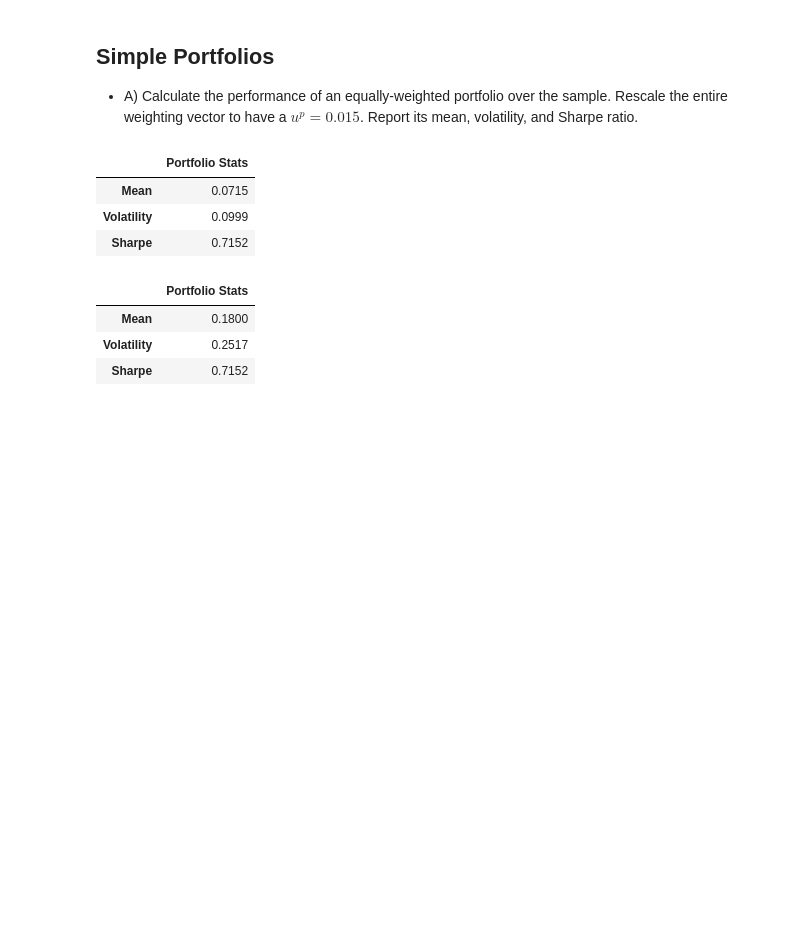
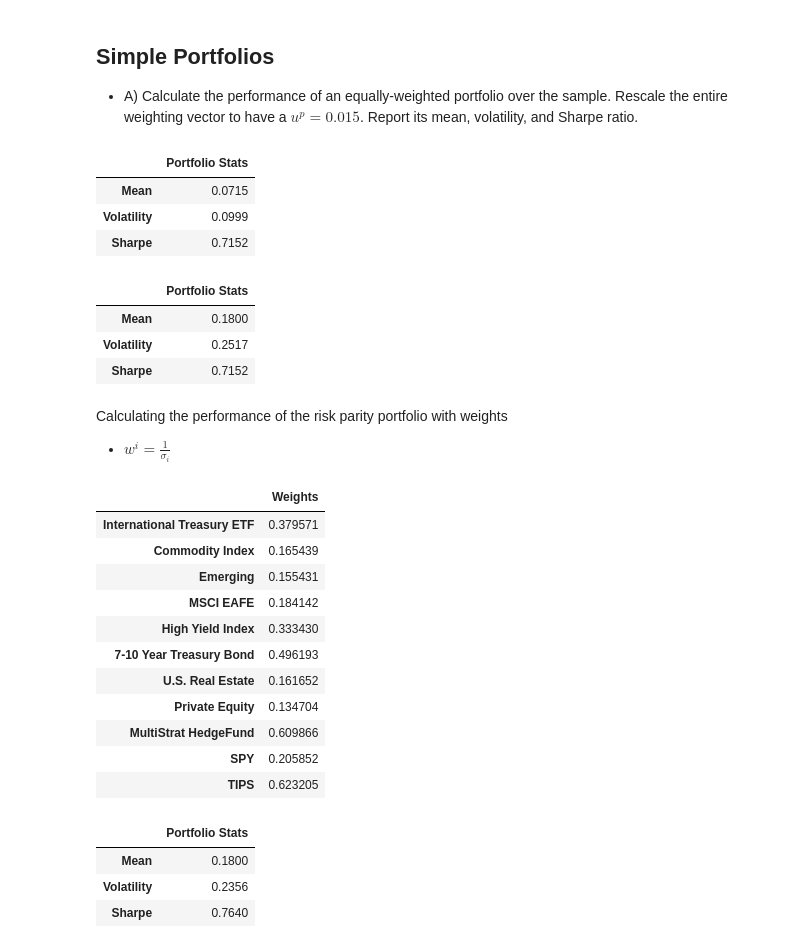
Before and after one commit to dcstein22/portfolio_theory, a Jupyter notebook: Homework_1.ipynb, the cells around one changed output. Drawn from its saved outputs; the diff is of its cells as text; code cells hidden in the pictures; blank space fills up the shorter version.

```diff
--- a/Homework_1.ipynb
+++ b/Homework_1.ipynb
@@ -314,3 +319,33 @@ portfolio_stats(equal_weight_scaled, mu_tilde, Sigma, 12)
 | Mean | 0.1800 |
 | Volatility | 0.2517 |
 | Sharpe | 0.7152 |
+# %% [markdown]
+Calculating the performance of the risk parity portfolio with weights
+
+- $w^i = \frac{1}{\sigma_i}$
+# %%
+w = 1/(total_return.std())
+target_mean = 0.015
+factor = 1/((w @ total_return.mean())/target_mean)
+w = factor *w
+pd.DataFrame(w, columns = ["Weights"])
+# %% [output]
+|  | Weights |
+| International Treasury ETF | 0.379571 |
+| Commodity Index | 0.165439 |
+| Emerging | 0.155431 |
+| MSCI EAFE | 0.184142 |
+| High Yield Index | 0.333430 |
+| 7-10 Year Treasury Bond | 0.496193 |
+| U.S. Real Estate | 0.161652 |
+| Private Equity | 0.134704 |
+| MultiStrat HedgeFund | 0.609866 |
+| SPY | 0.205852 |
+| TIPS | 0.623205 |
+# %%
+portfolio_stats(w, mu_tilde, Sigma, 12)
+# %% [output]
+|  | Portfolio Stats |
+| Mean | 0.1800 |
+| Volatility | 0.2356 |
+| Sharpe | 0.7640 |
```
Also changed, not shown: parts of 10 cells of this notebook.
